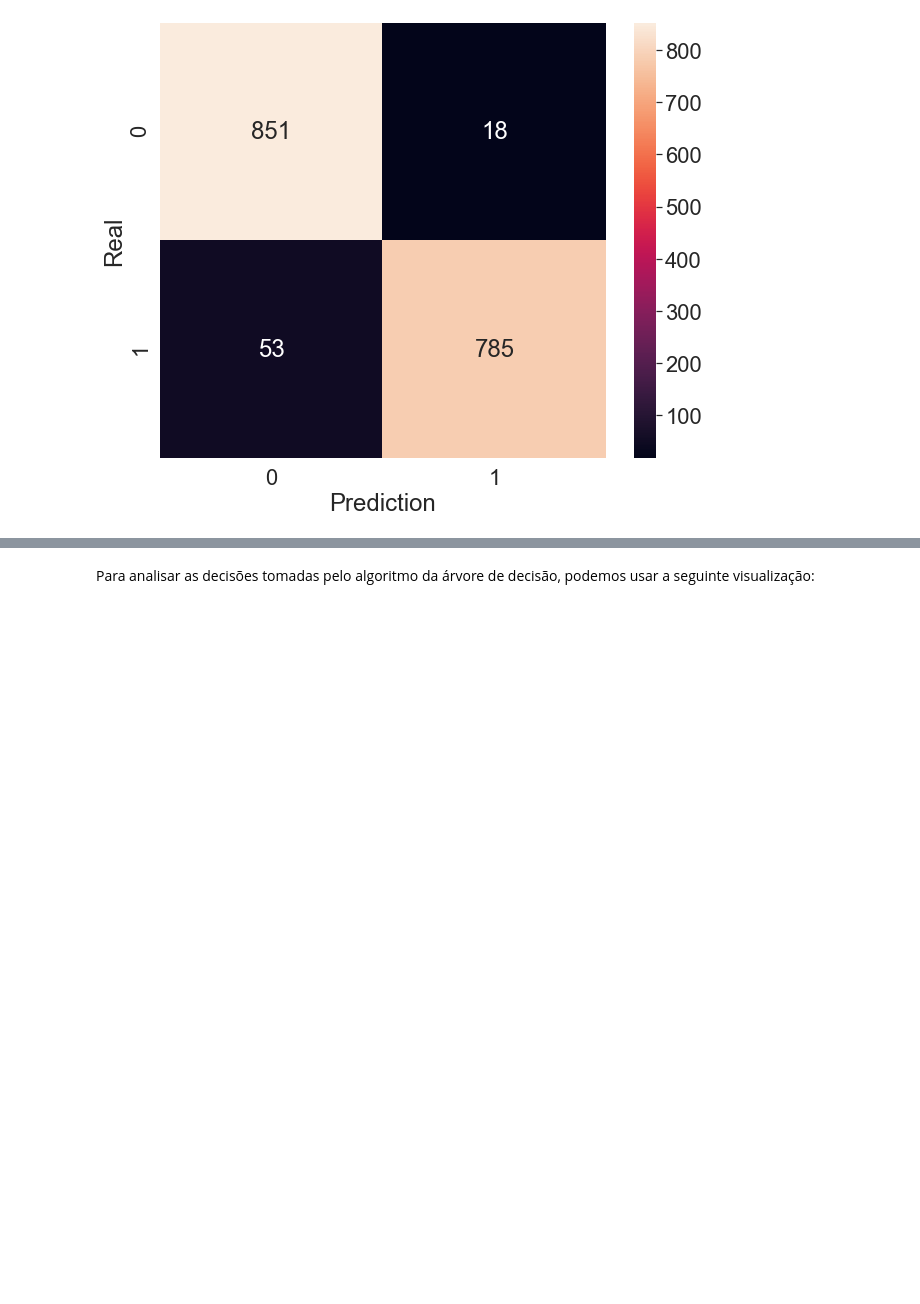
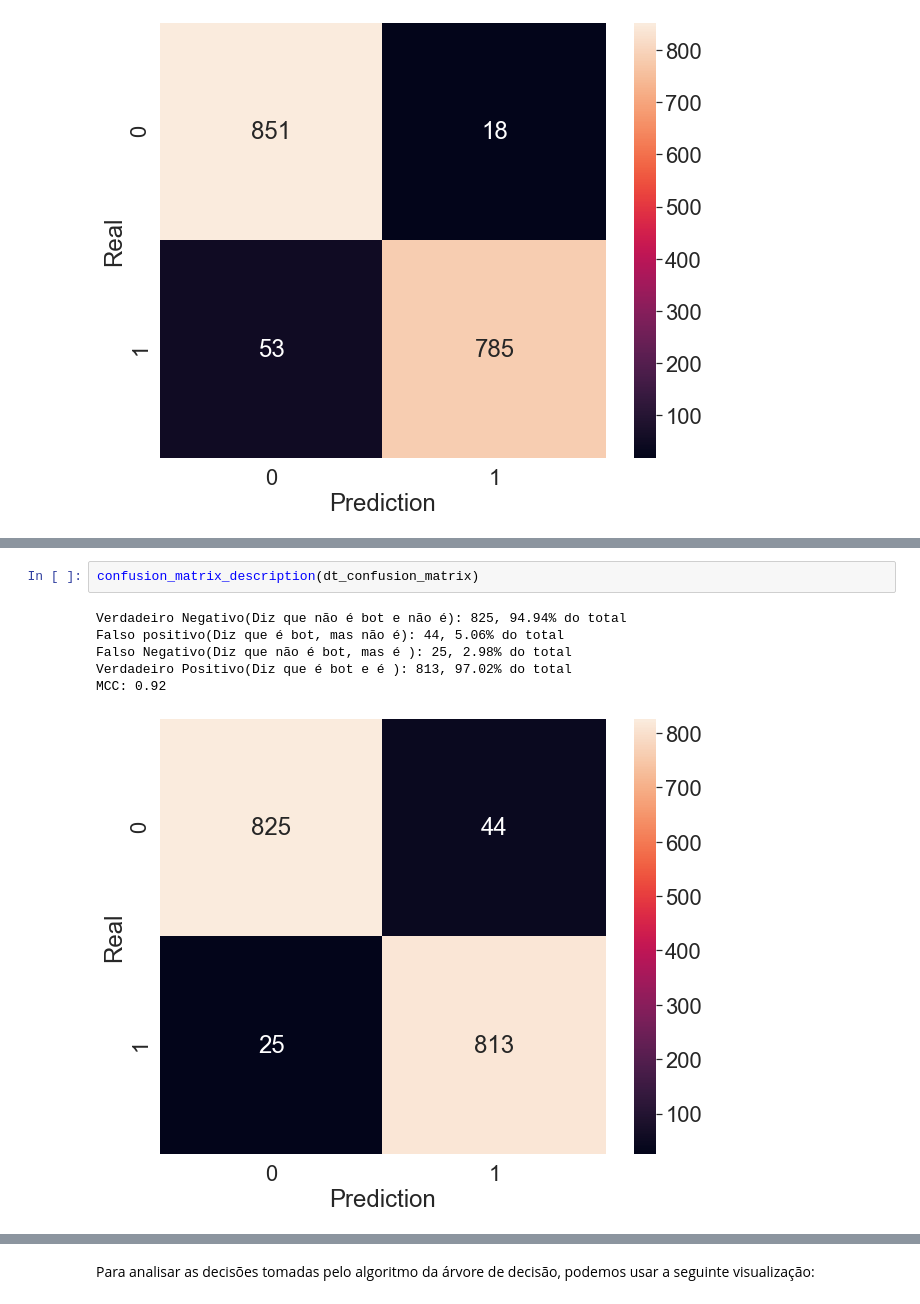
Before and after one commit to Jiamaca/Bot-Recognition-Twitter, a Jupyter notebook: Notebook 1 - Fake Followers x Genuine Accounts.ipynb, the cells around one changed output, grey strips where cells are left out. Cells and saved outputs as stored; diff of their text form; blank space fills up the shorter version.

```diff
--- a/Notebook 1 - Fake Followers x Genuine Accounts.ipynb
+++ b/Notebook 1 - Fake Followers x Genuine Accounts.ipynb
@@ -600,0 +610,9 @@ MCC: 0.92
+# %%
+confusion_matrix_description(dt_confusion_matrix)
+# %% [output]
+Verdadeiro Negativo(Diz que não é bot e não é): 825, 94.94% do total
+Falso positivo(Diz que é bot, mas não é): 44, 5.06% do total
+Falso Negativo(Diz que não é bot, mas é ): 25, 2.98% do total
+Verdadeiro Positivo(Diz que é bot e é ): 813, 97.02% do total
+MCC: 0.92
+[figure, added]
```
Also changed, not shown: parts of 13 cells of this notebook, 3 other files.
